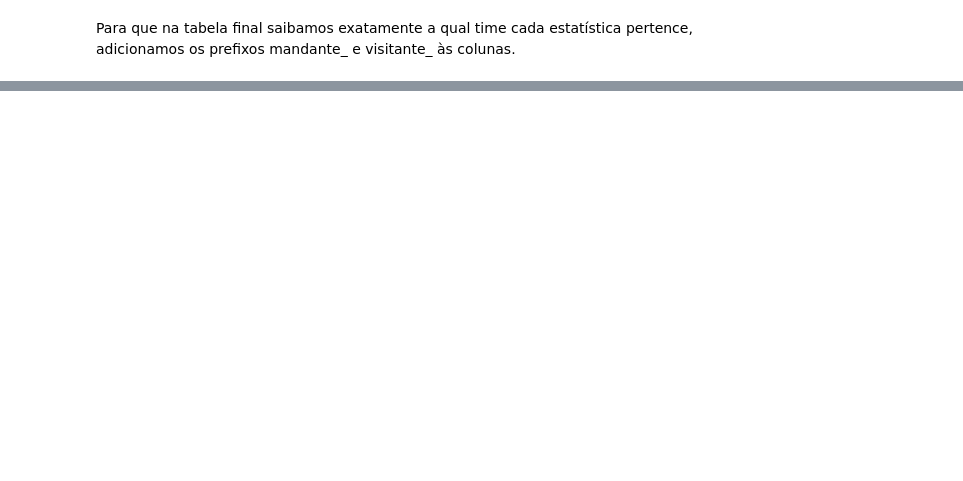
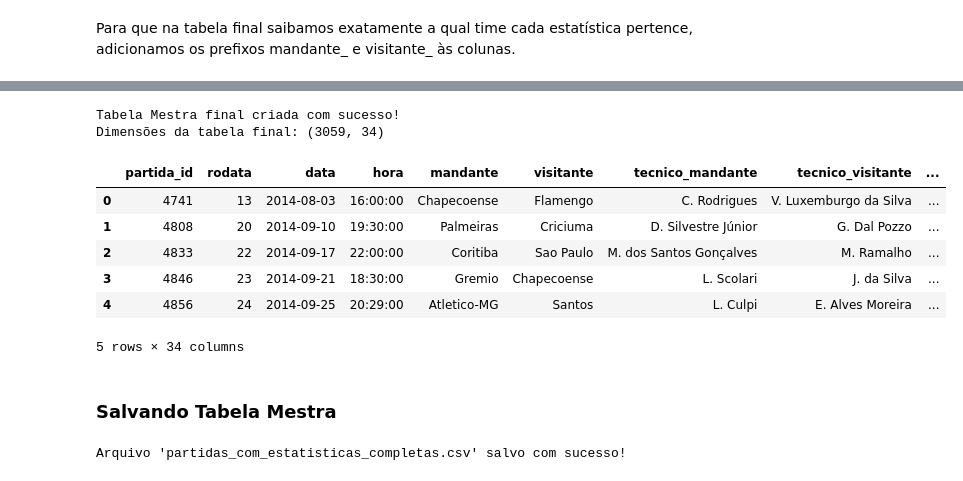
Before and after one commit to leorossi08/desafio-liven-tech, a Jupyter notebook: Challenge_Liven.ipynb, the cells around one changed output, grey strips where cells are left out. Cells and saved outputs as stored; diff of their text form; code cells hidden in the pictures; blank space fills up the shorter version.

```diff
--- a/Challenge_Liven.ipynb
+++ b/Challenge_Liven.ipynb
@@ -174 +195,31 @@ Prefixos adicionados com sucesso!
 300 rows × 11 columns
+# %%
+df_stats_unificado = pd.merge(mandante_stats_renamed, visitante_stats_renamed, on='partida_id')
+
+# Célula 11: Junção final com a tabela principal
+df_final_partidas = pd.merge(df_full_cleaned, df_stats_unificado, on='partida_id')
+
+print("Tabela Mestra final criada com sucesso!")
+print(f"Dimensões da tabela final: {df_final_partidas.shape}")
+# %% [output]
+Tabela Mestra final criada com sucesso!
+Dimensões da tabela final: (3059, 34)
+# %%
+display(df_final_partidas.head())
+# %% [output]
+|  | partida_id | rodata | data | hora | mandante | visitante | tecnico_mandante | tecnico_visitante | ... |
+| 0 | 4741 | 13 | 2014-08-03 | 16:00:00 | Chapecoense | Flamengo | C. Rodrigues | V. Luxemburgo da Silva | ... |
+| 1 | 4808 | 20 | 2014-09-10 | 19:30:00 | Palmeiras | Criciuma | D. Silvestre Júnior | G. Dal Pozzo | ... |
+| 2 | 4833 | 22 | 2014-09-17 | 22:00:00 | Coritiba | Sao Paulo | M. dos Santos Gonçalves | M. Ramalho | ... |
+| 3 | 4846 | 23 | 2014-09-21 | 18:30:00 | Gremio | Chapecoense | L. Scolari | J. da Silva | ... |
+| 4 | 4856 | 24 | 2014-09-25 | 20:29:00 | Atletico-MG | Santos | L. Culpi | E. Alves Moreira | ... |
+5 rows × 34 columns
+# %% [markdown]
+### Salvando Tabela Mestra
+# %%
+# Salvando a tabela final em um novo arquivo
+df_final_partidas.to_csv('Brasileirao_Dataset/partidas_com_estatisticas_completas.csv', index=False)
+
+print("Arquivo 'partidas_com_estatisticas_completas.csv' salvo com sucesso!")
+# %% [output]
+Arquivo 'partidas_com_estatisticas_completas.csv' salvo com sucesso!
```
Also changed, not shown: parts of 7 cells of this notebook, 2 other files.
